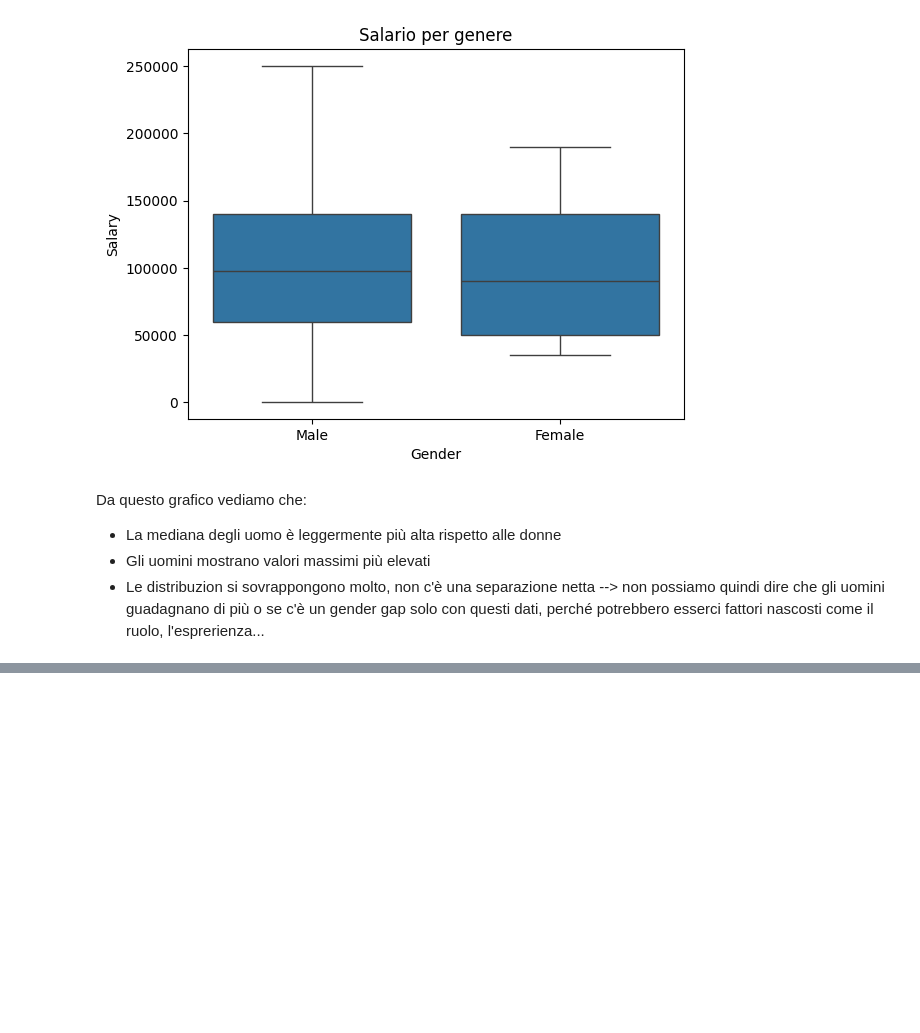
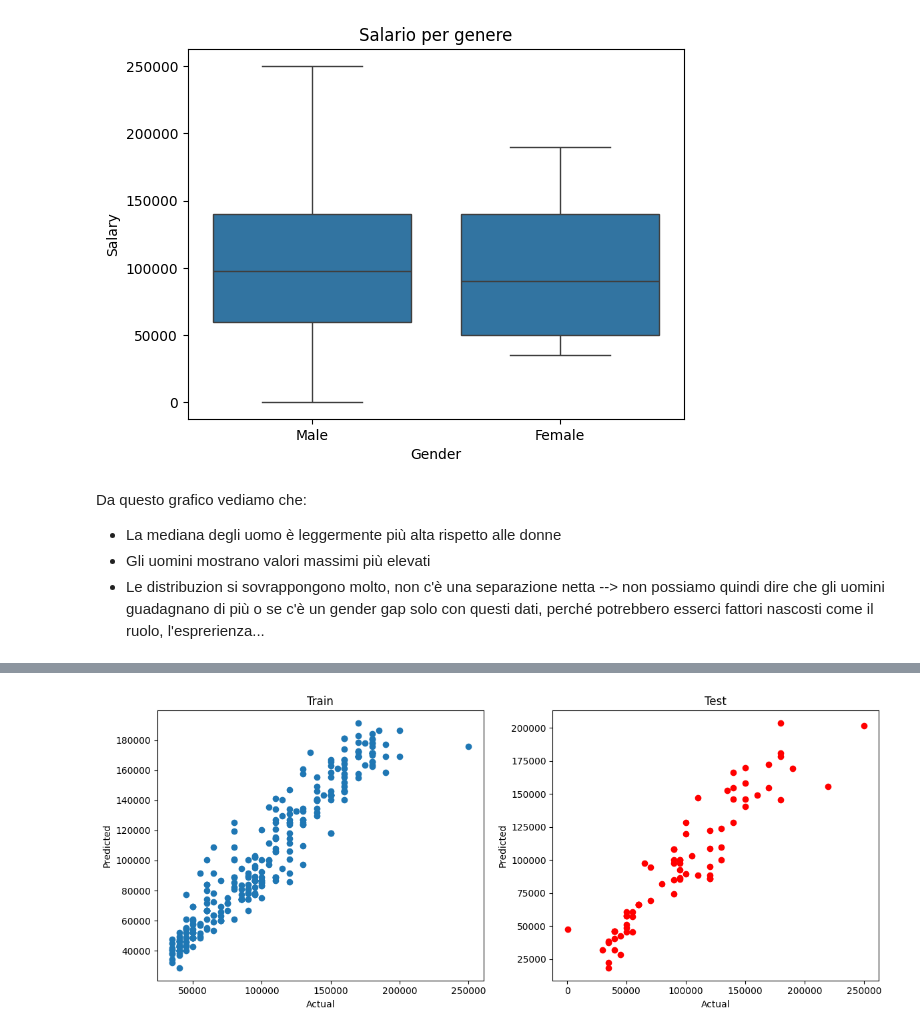
Before and after one commit to umbertogallo01/salary-prediction-analysis, a Jupyter notebook: notebooks/main.ipynb, the cells around one changed output, grey strips where cells are left out. Cells and saved outputs as stored; diff of their text form; code cells hidden in the pictures; blank space fills up the shorter version.

```diff
--- a/notebooks/main.ipynb
+++ b/notebooks/main.ipynb
@@ -218,0 +380,20 @@ df.head()
+# %%
+
+fig, axes = plt.subplots(1, 2, figsize=(12, 5))
+
+# Primo grafico
+axes[0].scatter(y_train, y_pred_train)
+axes[0].set_title("Train")
+axes[0].set_xlabel("Actual")
+axes[0].set_ylabel("Predicted")
+
+# Secondo grafico
+axes[1].scatter(y_test, y_pred_test, color="r")
+axes[1].set_title("Test")
+axes[1].set_xlabel("Actual")
+axes[1].set_ylabel("Predicted")
+
+plt.tight_layout()
+plt.show()
+# %% [output]
+[figure, added]
```
Also changed, not shown: parts of 42 cells of this notebook, 1 other file.
